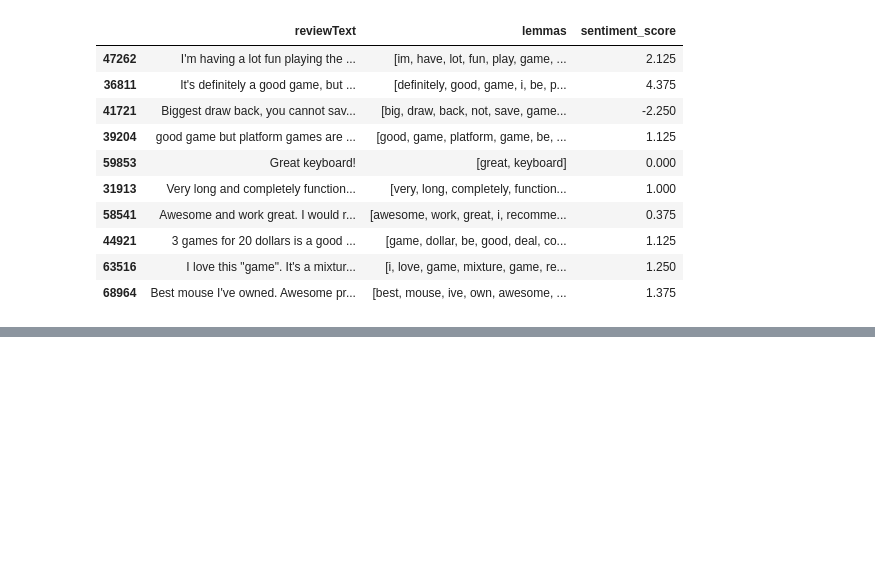
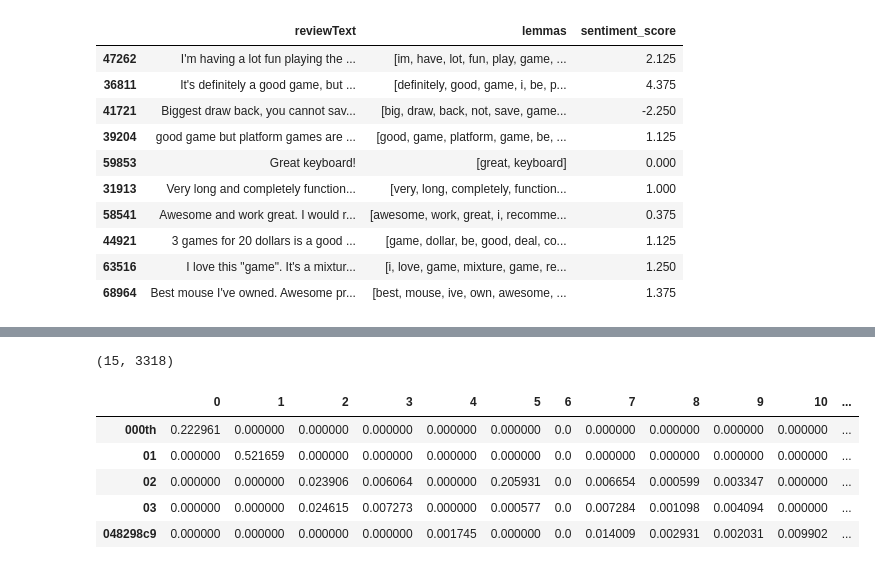
Before and after one commit to oranje19/NBM-Unsupervised, a Jupyter notebook: MVP.ipynb, the cells around one changed output, grey strips where cells are left out. Cells and saved outputs as stored; diff of their text form; code cells hidden in the pictures; blank space fills up the shorter version.

```diff
--- a/MVP.ipynb
+++ b/MVP.ipynb
@@ -188,0 +265,4 @@ reviews[['reviewText', 'lemmas', 'sentiment_score']].sample(10)
+# %%
+nmf_model.components_.shape
+# %% [output]
+(15, 3318)
@@ -188,0 +271,9 @@ reviews[['reviewText', 'lemmas', 'sentiment_score']].sample(10)
+# %%
+topic_term.head()
+# %% [output]
+|  | 0 | 1 | 2 | 3 | 4 | 5 | 6 | 7 | 8 | 9 | 10 | ... |
+| 000th | 0.222961 | 0.000000 | 0.000000 | 0.000000 | 0.000000 | 0.000000 | 0.0 | 0.000000 | 0.000000 | 0.000000 | 0.000000 | ... |
+| 01 | 0.000000 | 0.521659 | 0.000000 | 0.000000 | 0.000000 | 0.000000 | 0.0 | 0.000000 | 0.000000 | 0.000000 | 0.000000 | ... |
+| 02 | 0.000000 | 0.000000 | 0.023906 | 0.006064 | 0.000000 | 0.205931 | 0.0 | 0.006654 | 0.000599 | 0.003347 | 0.000000 | ... |
+| 03 | 0.000000 | 0.000000 | 0.024615 | 0.007273 | 0.000000 | 0.000577 | 0.0 | 0.007284 | 0.001098 | 0.004094 | 0.000000 | ... |
+| 048298c9 | 0.000000 | 0.000000 | 0.000000 | 0.000000 | 0.001745 | 0.000000 | 0.0 | 0.014009 | 0.002931 | 0.002031 | 0.009902 | ... |
```
Also changed, not shown: parts of 22 cells of this notebook, 1 other file.
